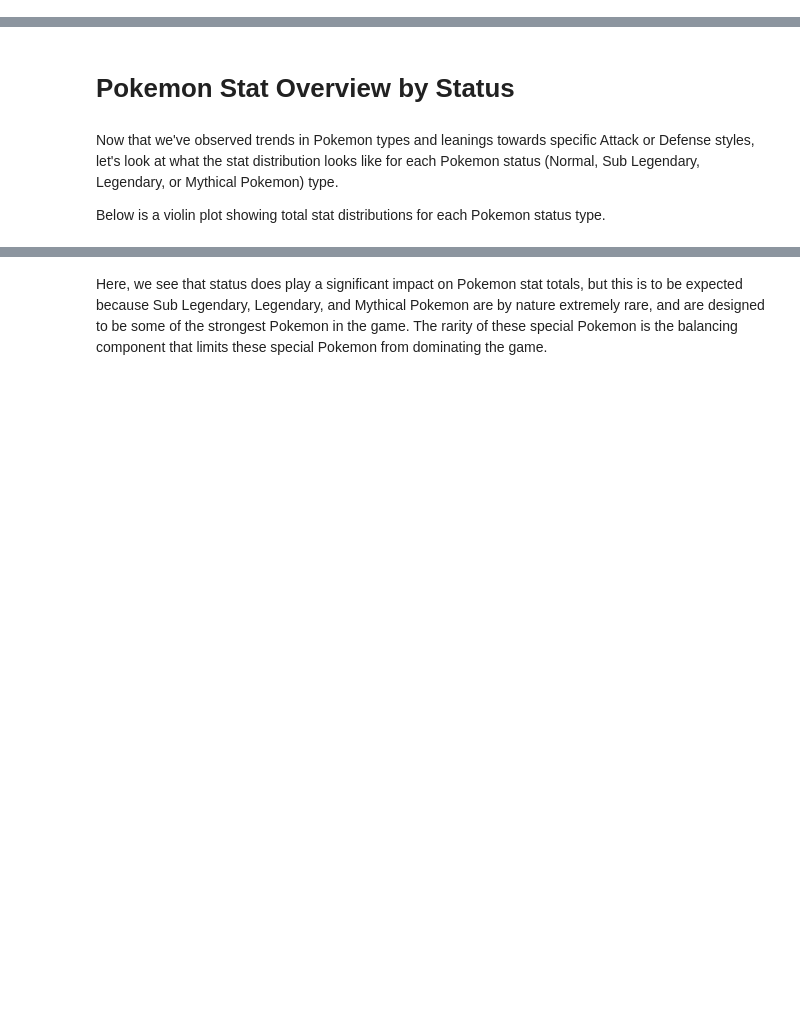
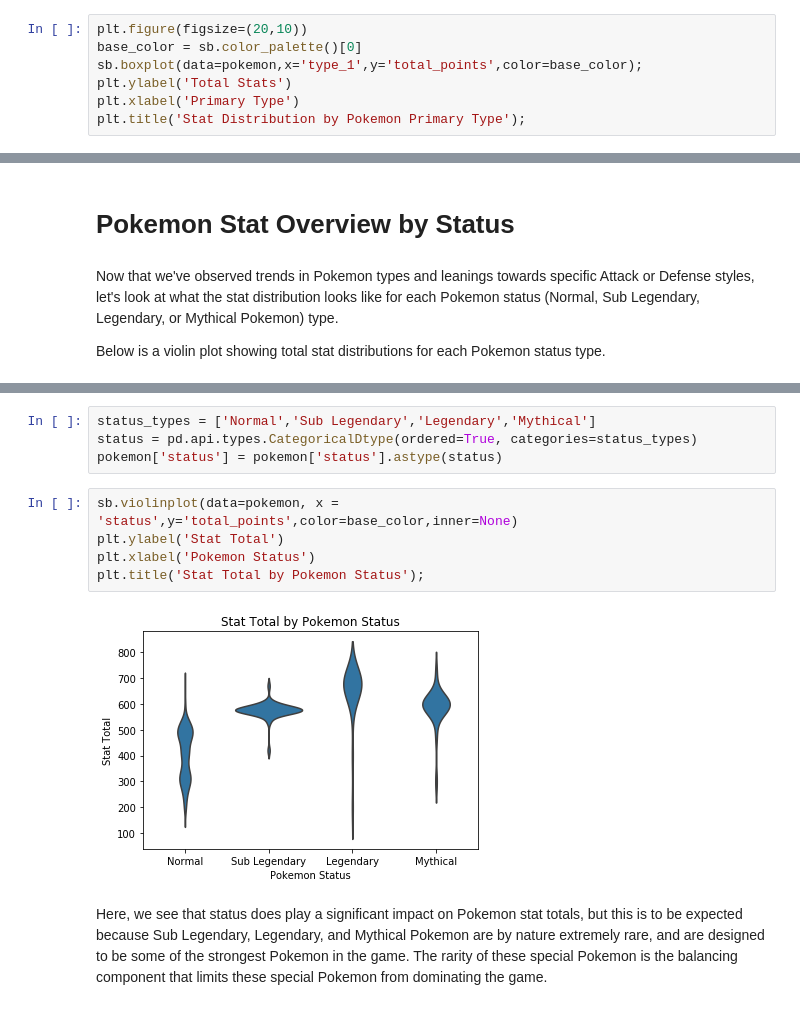
Before and after one commit to jasonhua805/Pokemon-Data-Visualization, a Jupyter notebook: Explanatory Data Analysis.ipynb, the cells around one changed output, grey strips where cells are left out. Drawn from its saved outputs; the diff is of its cells as text; blank space fills up the shorter version.

```diff
--- a/Explanatory Data Analysis.ipynb
+++ b/Explanatory Data Analysis.ipynb
@@ -31,0 +129,7 @@ Pokemon is a very well balanced game in that most of these definining features a
+# %%
+plt.figure(figsize=(20,10))
+base_color = sb.color_palette()[0]
+sb.boxplot(data=pokemon,x='type_1',y='total_points',color=base_color);
+plt.ylabel('Total Stats')
+plt.xlabel('Primary Type')
+plt.title('Stat Distribution by Pokemon Primary Type');
@@ -69,3 +248,14 @@ Below is a violin plot showing total stat distributions for each Pokemon status
+# %%
+status_types = ['Normal','Sub Legendary','Legendary','Mythical']
+status = pd.api.types.CategoricalDtype(ordered=True, categories=status_types)
+pokemon['status'] = pokemon['status'].astype(status)
+# %%
+sb.violinplot(data=pokemon, x = 'status',y='total_points',color=base_color,inner=None)
+plt.ylabel('Stat Total')
+plt.xlabel('Pokemon Status')
+plt.title('Stat Total by Pokemon Status');
+# %% [output]
+[figure, added]
 # %% [markdown]
 Here, we see that status does play a significant impact on Pokemon stat totals, but this is to be expected because Sub Legendary, Legendary, and Mythical Pokemon are by nature extremely rare, and are designed to be some of the strongest Pokemon in the game. The rarity of these special Pokemon is the balancing component that limits these special Pokemon from dominating the game.
 # %% [markdown]
```
Also changed, not shown: parts of 40 cells of this notebook.
